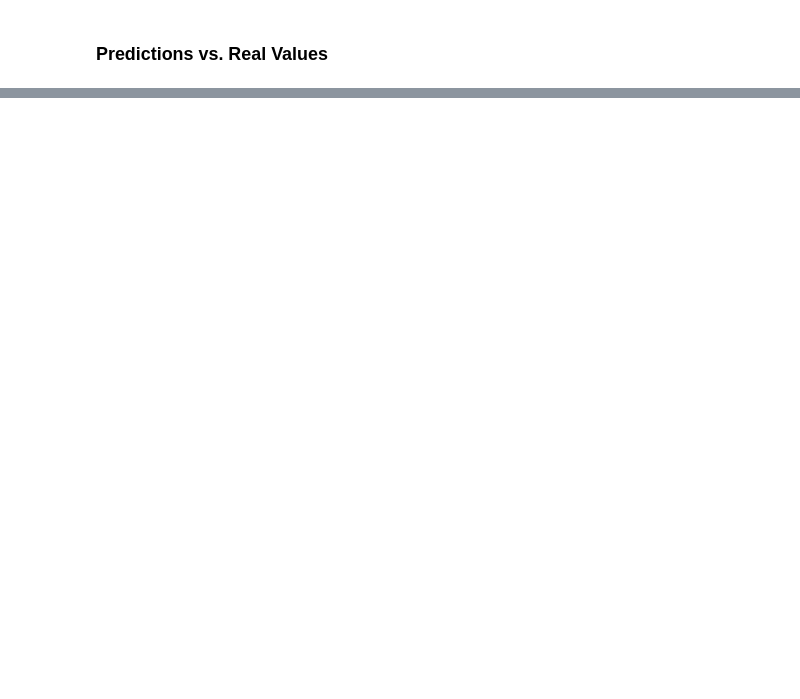
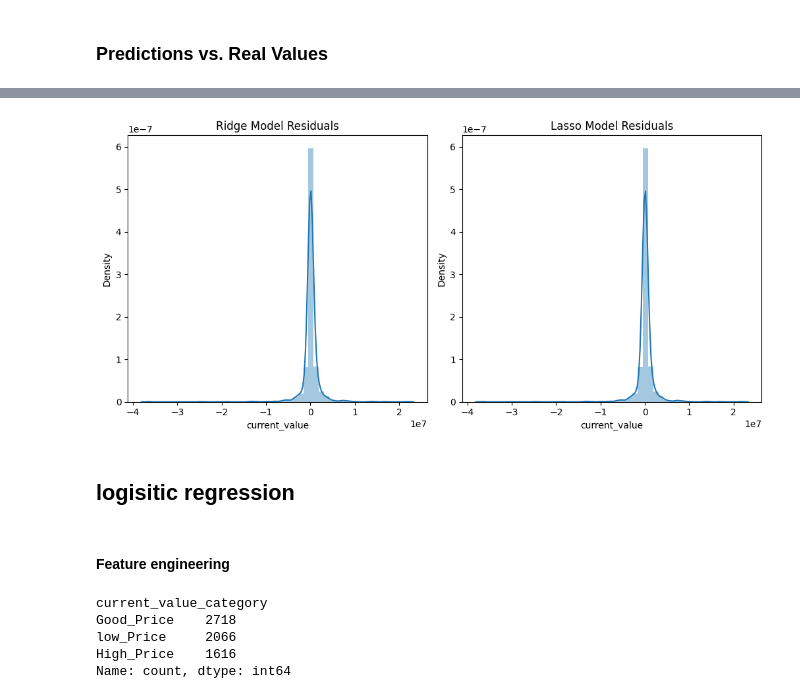
Before and after one commit to sarahbelal20/Usecase-7, a Jupyter notebook: EDA explain template.ipynb, the cells around one changed output, grey strips where cells are left out. Drawn from its saved outputs; the diff is of its cells as text; code cells hidden in the pictures; blank space fills up the shorter version.

```diff
--- a/EDA explain template.ipynb
+++ b/EDA explain template.ipynb
@@ -800,0 +990,17 @@ https://gist.github.com/mwaskom/de44147ed2974457ad6372750bbe5751
+# %%
+plt.figure(figsize=(15, 5))
+
+plt.subplot(1, 3, 2)
+sns.distplot((y_test - y_pred_ridge), bins=50)
+plt.title('Ridge Model Residuals')
+
+plt.subplot(1, 3, 3)
+sns.distplot((y_test - y_pred_lasso), bins=50)
+plt.title('Lasso Model Residuals')
+
+plt.tight_layout()
+plt.show()
+# %% [output]
+[figure, added]
+# %% [markdown]
+## logisitic regression
@@ -800,0 +1011,29 @@ https://gist.github.com/mwaskom/de44147ed2974457ad6372750bbe5751
+# %% [markdown]
+#### Feature engineering
+# %%
+# Calculate the 35th and 75th percentiles of the price
+p35 = data_players['current_value'].quantile(0.35)
+p75 = data_players['current_value'].quantile(0.75)
+
+# Function to categorize prices
+def categorize_price(price):
+    if price < p35:
+        return 'low_Price'
+    elif price < p75:
+        return 'Good_Price'
+    else:
+        return 'High_Price'
+
+# Apply the function to create a new column
+data_players['current_value_category'] = data_players['current_value'].apply(categorize_price)
+
+data_players.drop('current_value', axis=1, inplace=True)
+
+# Verify the distribution of the new categories
+print(data_players['current_value_category'].value_counts())
+# %% [output]
+current_value_category
+Good_Price    2718
+low_Price     2066
+High_Price    1616
+Name: count, dtype: int64
```
Also changed, not shown: parts of 84 cells of this notebook, 1 other file.
